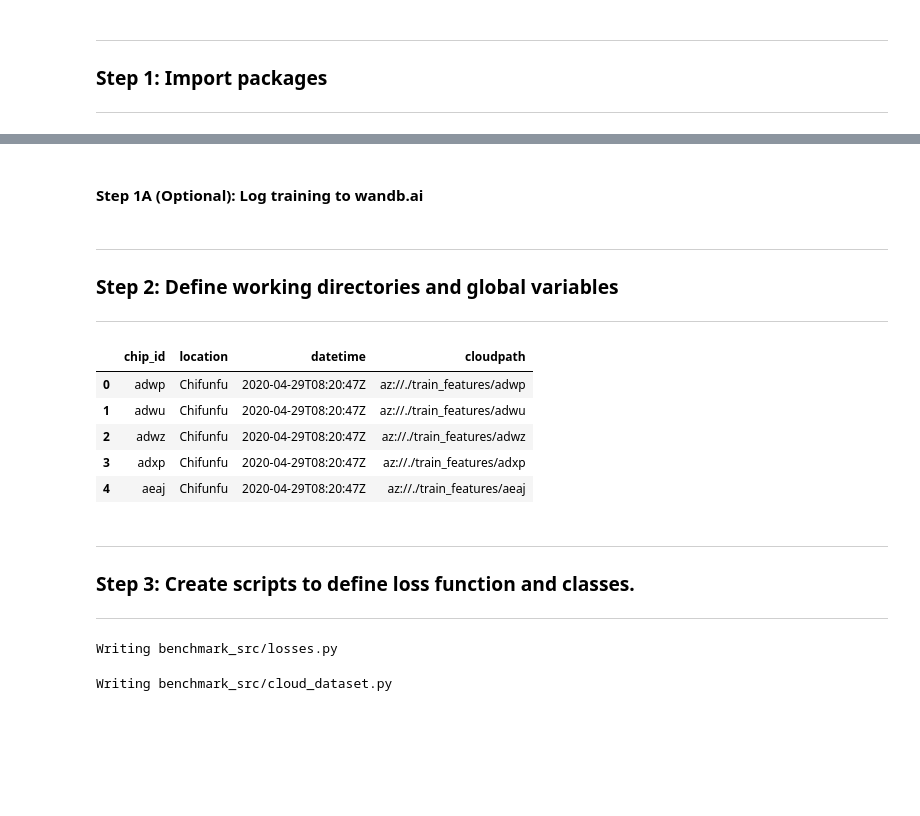
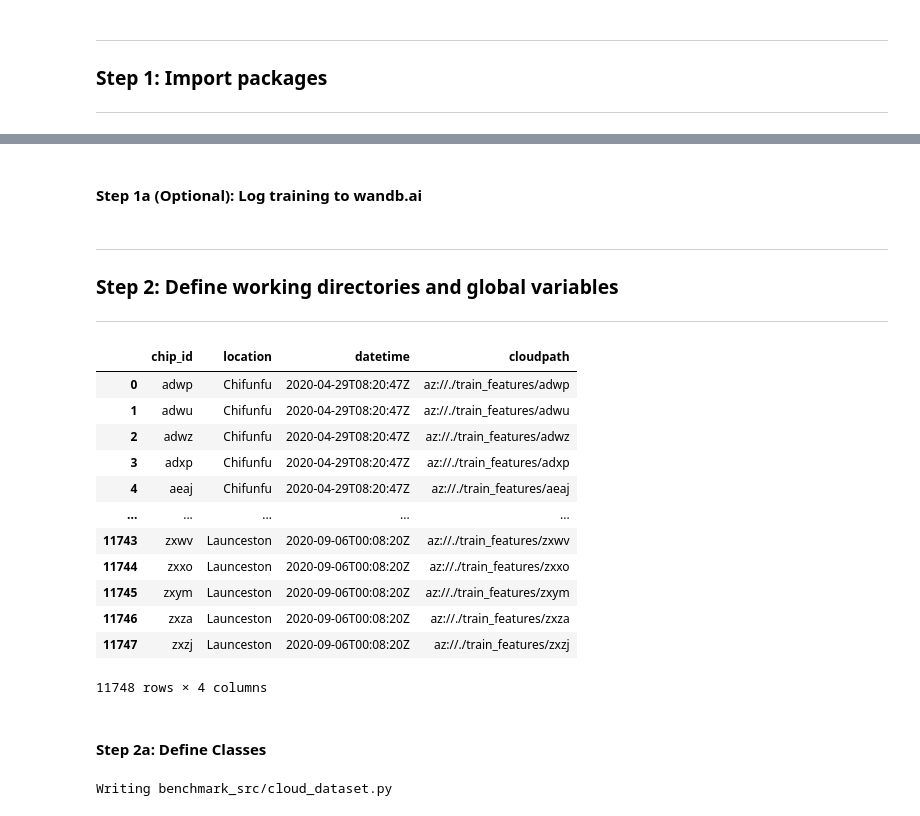
Before and after one commit to kurteulau/ucb_mids_w207_final_project, a Jupyter notebook: notebooks/efficientnet_model.ipynb, the cells around one changed output, grey strips where cells are left out. Saved outputs shown, nothing was run; the diff lists cells and outputs as text; code cells hidden in the pictures; blank space fills up the shorter version.

```diff
--- a/notebooks/efficientnet_model.ipynb
+++ b/notebooks/efficientnet_model.ipynb
@@ -44,5 +68,5 @@ import warnings
 # %% [markdown]
-#### Step 1A (Optional): Log training to wandb.ai
+#### Step 1a (Optional): Log training to wandb.ai
 # %%
 from pytorch_lightning.loggers import WandbLogger
 from pytorch_lightning import Trainer
@@ -62,14 +86,23 @@ assert TRAIN_FEATURES.exists()
 BANDS = ["B02", "B03", "B04", "B08"]
 # %%
 train_meta = pd.read_csv(DATA_DIR / "train_metadata.csv")
-train_meta.head()
+display(train_meta)
 # %% [output]
 |  | chip_id | location | datetime | cloudpath |
 | 0 | adwp | Chifunfu | 2020-04-29T08:20:47Z | az://./train_features/adwp |
 | 1 | adwu | Chifunfu | 2020-04-29T08:20:47Z | az://./train_features/adwu |
 | 2 | adwz | Chifunfu | 2020-04-29T08:20:47Z | az://./train_features/adwz |
 | 3 | adxp | Chifunfu | 2020-04-29T08:20:47Z | az://./train_features/adxp |
 | 4 | aeaj | Chifunfu | 2020-04-29T08:20:47Z | az://./train_features/aeaj |
+| ... | ... | ... | ... | ... |
+| 11743 | zxwv | Launceston | 2020-09-06T00:08:20Z | az://./train_features/zxwv |
+| 11744 | zxxo | Launceston | 2020-09-06T00:08:20Z | az://./train_features/zxxo |
+| 11745 | zxym | Launceston | 2020-09-06T00:08:20Z | az://./train_features/zxym |
+| 11746 | zxza | Launceston | 2020-09-06T00:08:20Z | az://./train_features/zxza |
+| 11747 | zxzj | Launceston | 2020-09-06T00:08:20Z | az://./train_features/zxzj |
+11748 rows × 4 columns
+# %% [markdown]
+#### Step 2a: Define Classes
 # %%
 # create benchmark_src folder
 submission_dir = Path("benchmark_src")
@@ -77,39 +110,6 @@ if submission_dir.exists():
     shutil.rmtree(submission_dir)
 
 submission_dir.mkdir(parents=True)
-# %% [markdown]
----
-### Step 3: Create scripts to define loss function and classes.
----
-# %%
-%%file {submission_dir}/losses.py
-import numpy as np
-
-def intersection_over_union(pred, true):
-
-    """
-    Calculates intersection and union for a batch of images.
-
-    Args:
-        pred (torch.Tensor): a tensor of predictions
-        true (torc.Tensor): a tensor of labels
-
-    Returns:
-        intersection (int): total intersection of pixels
-        union (int): total union of pixels
-    """
-
-
-    valid_pixel_mask = true.ne(255)  # valid pixel mask
-    true = true.masked_select(valid_pixel_mask).to("cpu")
-    pred = pred.masked_select(valid_pixel_mask).to("cpu")
-
-    # Intersection and union totals
-    intersection = np.logical_and(true, pred)
-    union = np.logical_or(true, pred)
-    return intersection.sum() / union.sum()
-# %% [output]
-Writing benchmark_src/losses.py
 # %%
 %%file {submission_dir}/cloud_dataset.py
 import numpy as np
```
Also changed, not shown: parts of 48 cells of this notebook, 3 other files.
